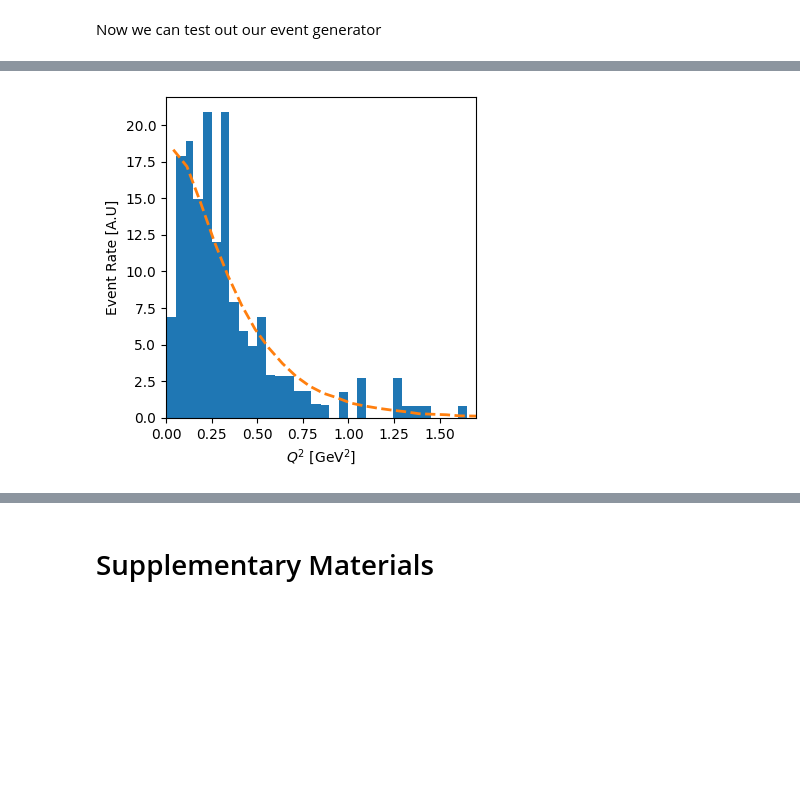
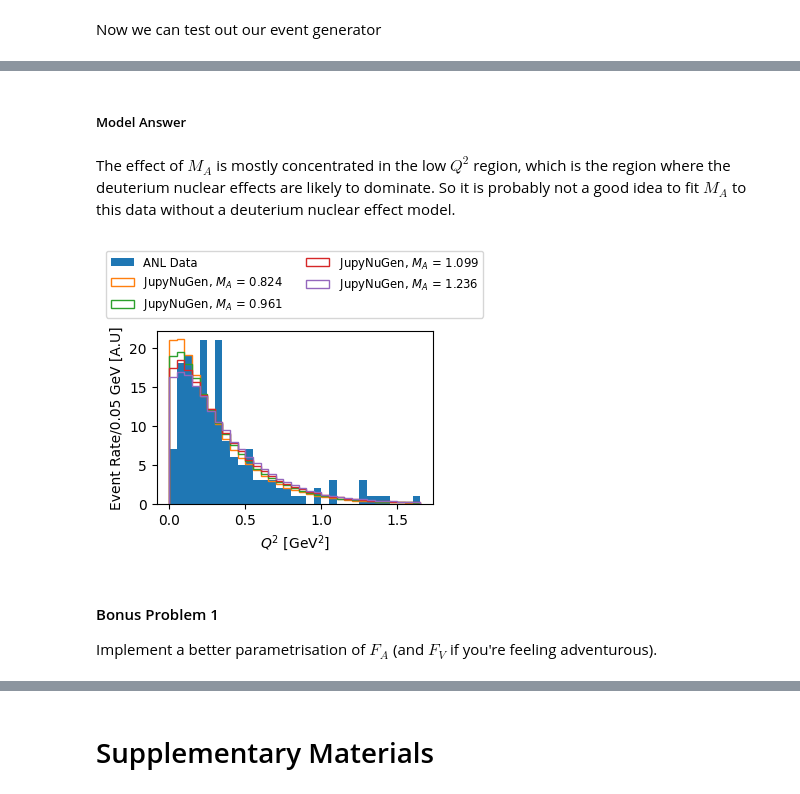
Before and after one commit to luketpickering/JupyNuGen, a Jupyter notebook: JupyNuGen.ipynb, the cells around one changed output, grey strips where cells are left out. Saved outputs shown, nothing was run; the diff lists cells and outputs as text; code cells hidden in the pictures; blank space fills up the shorter version.

```diff
--- a/JupyNuGen.ipynb
+++ b/JupyNuGen.ipynb
@@ -1504,23 +2102,24 @@ plt.show()
 # %% [markdown]
 Now we can test out our event generator
 # %%
+%%time
 nupid = 14
-nsamples = 100000
+nsamples = 500000
 
 events, _, _ = MyFirstQEEventGenerator(
-    MakeFluxFunc(flux_enu_knots,flux_enu),
-    (flux_enu_knots[0],flux_enu_knots[-1]),
-    nupid,
-    lambda enu, Q2 : LSQEDSigmaDQ2Physical_pb(enu, Q2, nupid),
-    nsamples)
+    flux=MakeFluxFunc(ANL_numu_enu_knots,ANL_numu_flux),
+    enu_domain=(ANL_numu_enu_knots[0], ANL_numu_enu_knots[-1]),
+    nupid=nupid,
+    cross_section=lambda enu, Q2 : LSQEDSigmaDQ2Allowed_pb(enu, Q2, nupid),
+    nsamples=nsamples)
 
-fig, (ax1,ax2) = plt.subplots(1,2, figsize=(6,3))
+fig, (ax1,ax2) = plt.subplots(1, 2, figsize=(8,4))
 
-binvals, bins, _ = ax1.hist(events.Q2, bins=50)
+binvals, bins, _ = ax1.hist(events.Q2, bins=ANL_Q2EvRate_BinEdges)
 ax1.set_xlabel(r"$Q^2$")
 ax1.set_ylabel(r"Event Rate [A.U.]")
 
-ax2.hist2d(events.plep[events.physical], events.lepct[events.physical], bins=100)
+ax2.hist2d(events.plep, events.lepct, bins=100)
 ax2.set_ylabel(r"$\cos{\theta_\ell}$")
 ax2.set_xlabel(r"$p_\ell$ [GeV/c]")
 
@@ -1530,16 +2141,41 @@ fig.show()
+# %% [markdown]
+##### Model Answer
+# %% [markdown]
+The effect of $M_A$ is mostly concentrated in the low $Q^2$ region, which is the region where the deuterium nuclear effects are likely to dominate. So it is probably not a good idea to fit $M_A$ to this data without a deuterium nuclear effect model.
 # %%
-bin_centers = (bins[:-1] + bins[1:])/2
+ANL_Q2EvRate_BinCenters = (ANL_Q2EvRate_BinEdges[:-1] + ANL_Q2EvRate_BinEdges[1:])/2
 
-evgenpred = lambda Q2: np.interp(Q2, bin_centers, binvals)
+def ANLPred_Shape(nsamples, nupid, M_A):
+  events, _, _ = MyFirstQEEventGenerator(
+    MakeFluxFunc(ANL_numu_enu_knots, ANL_numu_flux),
+    (ANL_numu_enu_knots[0],ANL_numu_enu_knots[-1]),
+    nupid,
+    lambda enu, Q2 : LSQEDSigmaDQ2Allowed_pb(enu, Q2, nupid, M_A=M_A),
+    nsamples)
 
-data_int = (Q2Data * np.diff(Q2BinEdges)).sum()
-mc_int = (binvals * np.diff(bins)).sum()
+  binvals, bins, _ = ax1.hist(events.Q2, bins=ANL_Q2EvRate_BinEdges)
 
-plt.hist(Q2BinEdges[:-1],Q2BinEdges, weights=Q2Data,label="ANL Data")
-plt.plot(bin_centers, evgenpred(bin_centers) * (data_int/mc_int),lw=2,ls="dashed",label="MyFirst LS Prediction")
-plt.ylabel("Event Rate [A.U]")
+  mc_integral = (binvals * np.diff(bins)).sum()
+
+  return binvals / mc_integral
+
+data_integral = (ANL_Q2EvRate_Data * np.diff(ANL_Q2EvRate_BinEdges)).sum()
+plt.hist(ANL_Q2EvRate_BinEdges[:-1],ANL_Q2EvRate_BinEdges, weights=ANL_Q2EvRate_Data,label="ANL Data")
+
+for masf in np.linspace(0.8,1.2,4):
+  plt.hist(ANL_Q2EvRate_BinEdges[:-1], ANL_Q2EvRate_BinEdges,
+          weights=ANLPred_Shape(100000, 14, (M_A_GeV*masf)) * data_integral,
+          histtype="step",
+          label="JupyNuGen, $M_A$ = %.3f" % (M_A_GeV*masf)
+          )
+
+plt.ylabel("Event Rate/0.05 GeV [A.U]")
 plt.xlabel(r"$Q^2$ [GeV$^2$]")
-plt.xlim([0,Q2BinEdges[-1]])
+plt.legend(loc='upper center', ncol=2, bbox_to_anchor=(0.5, 1.5), fontsize="small")
 plt.show()
 # %% [output]
-[figure, old version]
+[figure, new version]
+# %% [markdown]
+#### Bonus Problem 1
+
+Implement a better parametrisation of $F_A$ (and $F_V$ if you're feeling adventurous).
```
Also changed, not shown: parts of 213 cells of this notebook.
